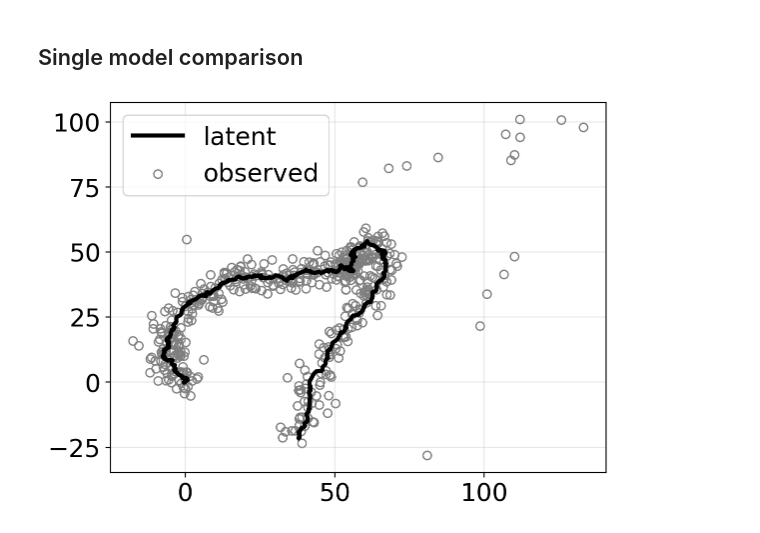
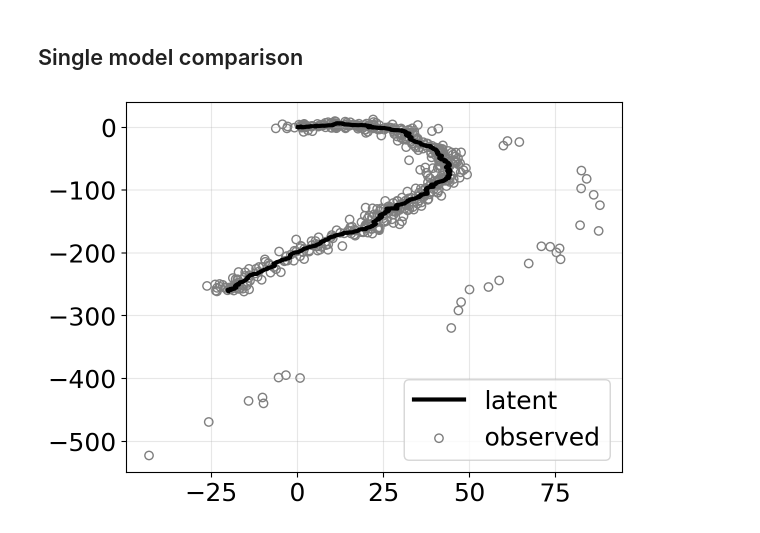
Before and after one commit to gerdm/weighted-likelihood-filter, a Jupyter notebook: experiments/2d-tracking-outlier-mean.ipynb, the cells around one changed output. Saved outputs shown, nothing was run; the diff lists cells and outputs as text; code cells hidden in the pictures.

```diff
--- a/experiments/2d-tracking-outlier-mean.ipynb
+++ b/experiments/2d-tracking-outlier-mean.ipynb
@@ -324,14 +324,14 @@ plt.savefig("./figures/2d-ssm-comparison-outlier-mean.pdf")
 # %% [markdown]
 ## Single model comparison
 # %%
-i = 1
+i = 9
 latent_i = datasets["latent"][i, :, :2].T
 observed_i = yv[i]
 
 plt.plot(*latent_i, c="black", label="latent", linewidth=3)
 plt.scatter(*observed_i.T, c="none", edgecolor="tab:gray", label="observed")
 plt.legend()
 plt.grid(alpha=0.3)
 plt.savefig("./figures/2d-ssm-sample-outlier-mean.pdf")
 # %% [output]
-[figure, old version]
+[figure, new version]
```
Also changed, not shown: parts of 8 cells of this notebook, 2 other files.
